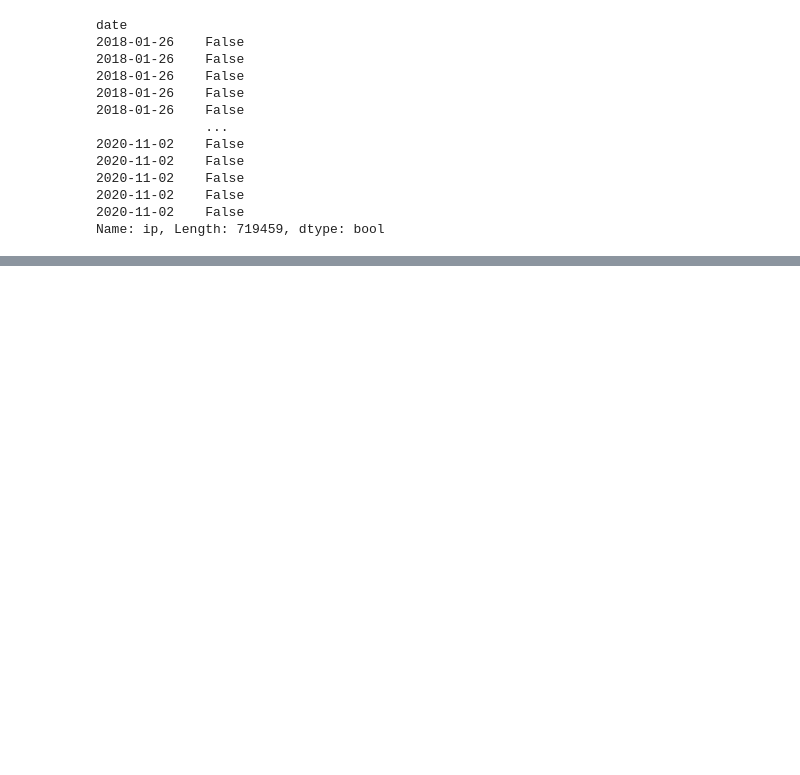
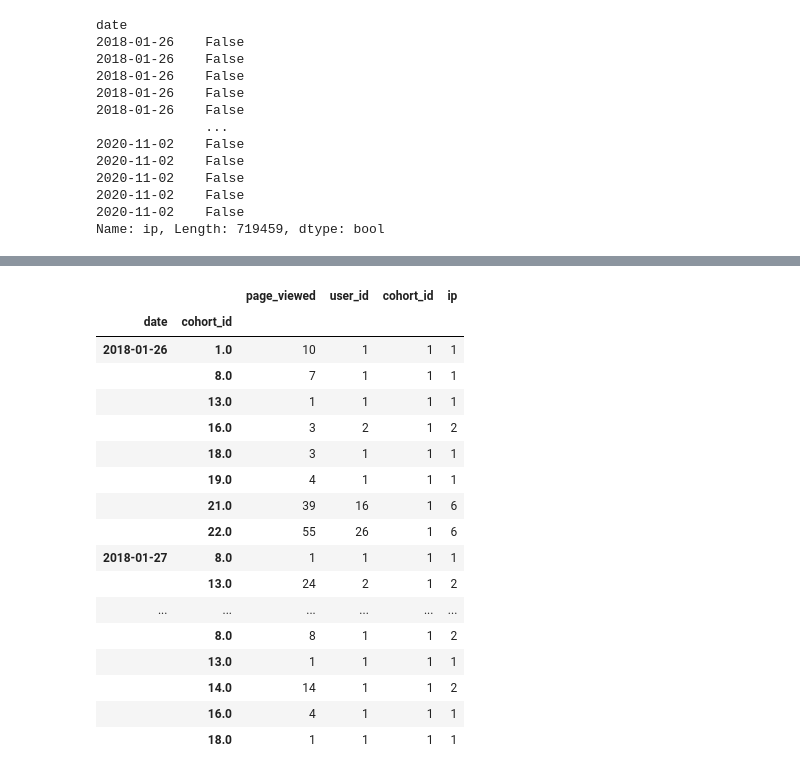
Before and after one commit to AI-Gomez/anomaly-detection-exercises, a Jupyter notebook: time_series_anomaly_detection.ipynb, the cells around one changed output, grey strips where cells are left out. Cells and saved outputs as stored; diff of their text form; code cells hidden in the pictures; blank space fills up the shorter version.

```diff
--- a/time_series_anomaly_detection.ipynb
+++ b/time_series_anomaly_detection.ipynb
@@ -429,0 +428,2 @@ date
+# %%
+df_grp = df.groupby(['date','cohort_id']).nunique()
@@ -429,0 +447,21 @@ date
+# %%
+df_grp.head(50)
+# %% [output]
+|  |  | page_viewed | user_id | cohort_id | ip |
+| date | cohort_id |  |  |  |  |
+| 2018-01-26 | 1.0 | 10 | 1 | 1 | 1 |
+|  | 8.0 | 7 | 1 | 1 | 1 |
+|  | 13.0 | 1 | 1 | 1 | 1 |
+|  | 16.0 | 3 | 2 | 1 | 2 |
+|  | 18.0 | 3 | 1 | 1 | 1 |
+|  | 19.0 | 4 | 1 | 1 | 1 |
+|  | 21.0 | 39 | 16 | 1 | 6 |
+|  | 22.0 | 55 | 26 | 1 | 6 |
+| 2018-01-27 | 8.0 | 1 | 1 | 1 | 1 |
+|  | 13.0 | 24 | 2 | 1 | 2 |
+| ... | ... | ... | ... | ... | ... |
+|  | 8.0 | 8 | 1 | 1 | 2 |
+|  | 13.0 | 1 | 1 | 1 | 1 |
+|  | 14.0 | 14 | 1 | 1 | 2 |
+|  | 16.0 | 4 | 1 | 1 | 1 |
+|  | 18.0 | 1 | 1 | 1 | 1 |
```
Also changed, not shown: parts of 3 cells of this notebook.
